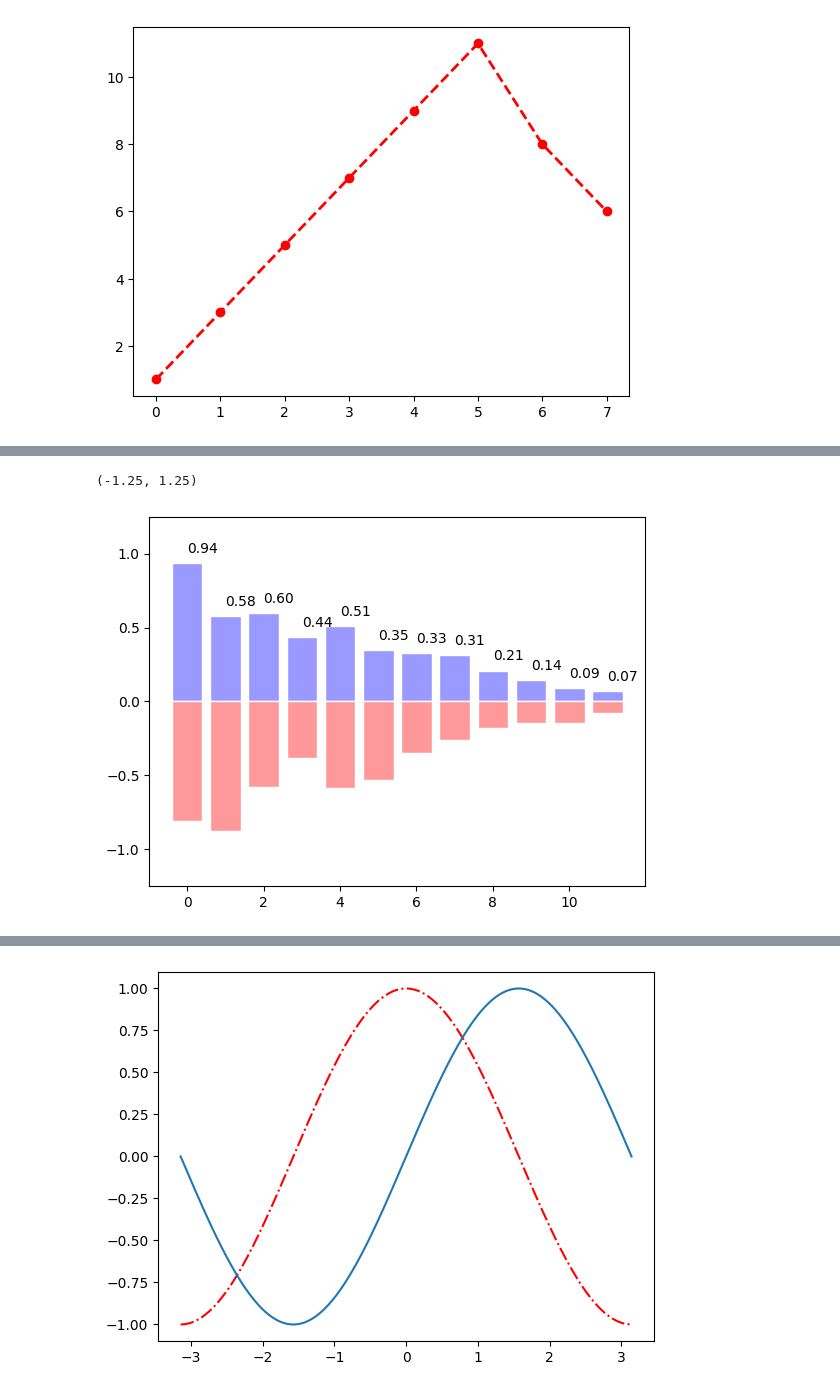
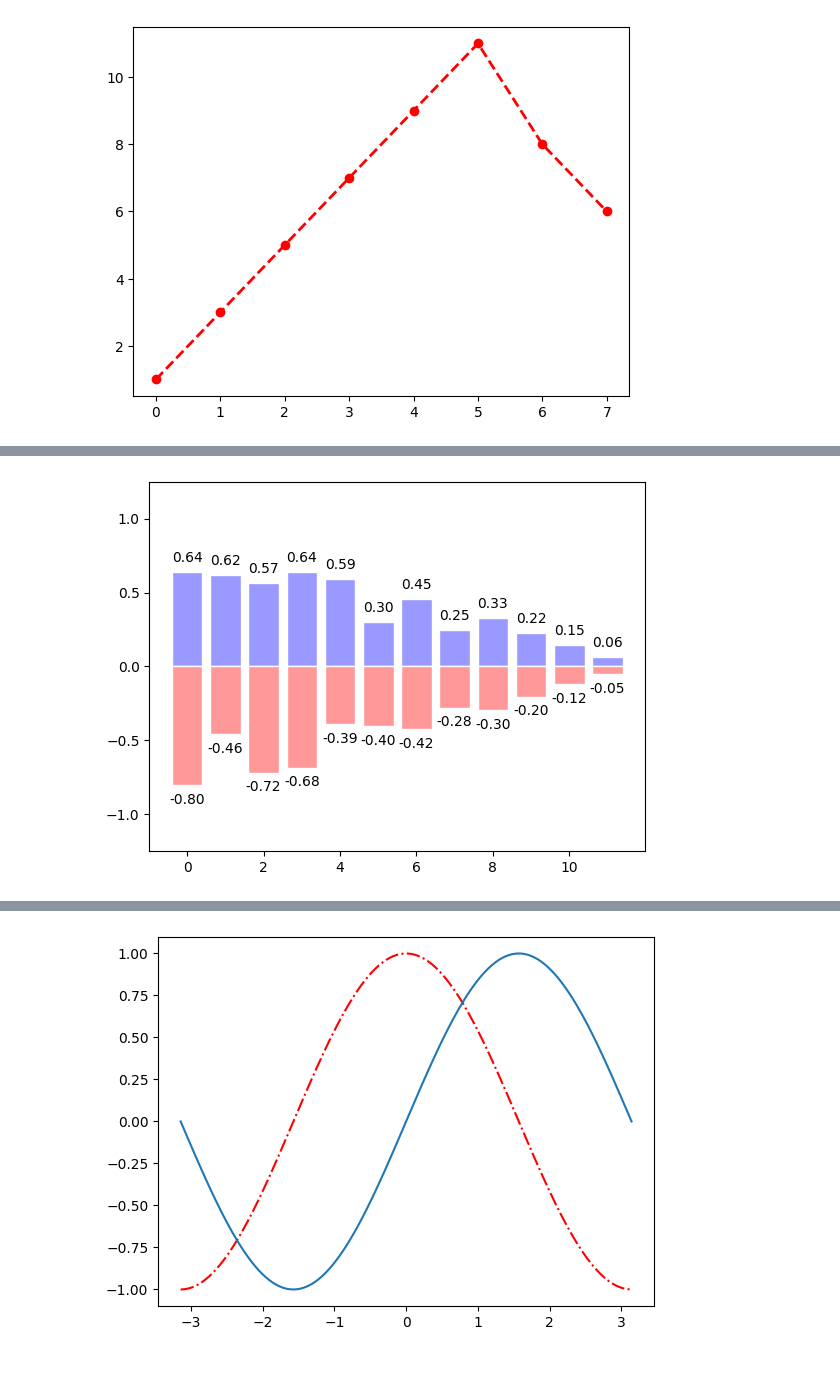
Before and after one commit to Alejo-P/Analisis-de-datos, a Jupyter notebook: Visualizacion Grafica/graficas.ipynb, the cells around one changed output, grey strips where cells are left out. Saved outputs shown, nothing was run; the diff lists cells and outputs as text; code cells hidden in the pictures.

```diff
--- a/Visualizacion Grafica/graficas.ipynb
+++ b/Visualizacion Grafica/graficas.ipynb
@@ -60,15 +74,24 @@ plt.show()
 # %%
-import numpy as np
-n = 12
-X = np.arange(n)
-Y1 = (1 - X / float(n)) * np.random.uniform(0.5, 1.0, n)
-Y2 = (1 - X / float(n)) * np.random.uniform(0.5, 1.0, n)
-plt.bar(X, +Y1, facecolor='#9999ff', edgecolor='white')
-plt.bar(X, -Y2, facecolor='#ff9999', edgecolor='white')
+# Indicar el numero de barras a graficar
+n_barras = 12
+# Crear un arreglo unidimensional con valores desde 0 hasta 12-1
+X = np.arange(n_barras)
+# Generar dos conjuntos de datos Y1 y Y2 utilizando números aleatorios
+Y1 = (1 - X / float(n_barras)) * np.random.uniform(0.5, 1.0, n_barras)
+Y2 = (1 - X / float(n_barras)) * np.random.uniform(0.5, 1.0, n_barras)
+# Graficar las barras correspondientes
+plt.bar(X, +Y1, facecolor='#9999ff', edgecolor='white') # Barras positivas (en direccion hacia arriba y de color azul)
+plt.bar(X, -Y2, facecolor='#ff9999', edgecolor='white') # Barras negativas (en direccion hacia abajo y de color rojo)
+# Ubicar etiquetas de texto en la parte superior de cada barra
 for x, y in zip(X, Y1):
-    plt.text(x + 0.4, y + 0.05, '%.2f' % y, ha='center', va='bottom')
+    plt.text(x, y + 0.05, '%.2f' % y, ha='center', va='bottom')
+# Ubicar etiquetas de texto en la parte inferior de cada barra
+for x, y in zip(X, Y2):
+    plt.text(x, -y - 0.05, '%.2f' % -y, ha='center', va='top')
+# Establecer limites de valores para ej eje y
 plt.ylim(-1.25, +1.25)
+# Mostrar la grafica
+plt.show()
 # %% [output]
-(-1.25, 1.25)
-[figure, old version]
+[figure, new version]
 # %%
```
Also changed, not shown: parts of 12 cells of this notebook.
